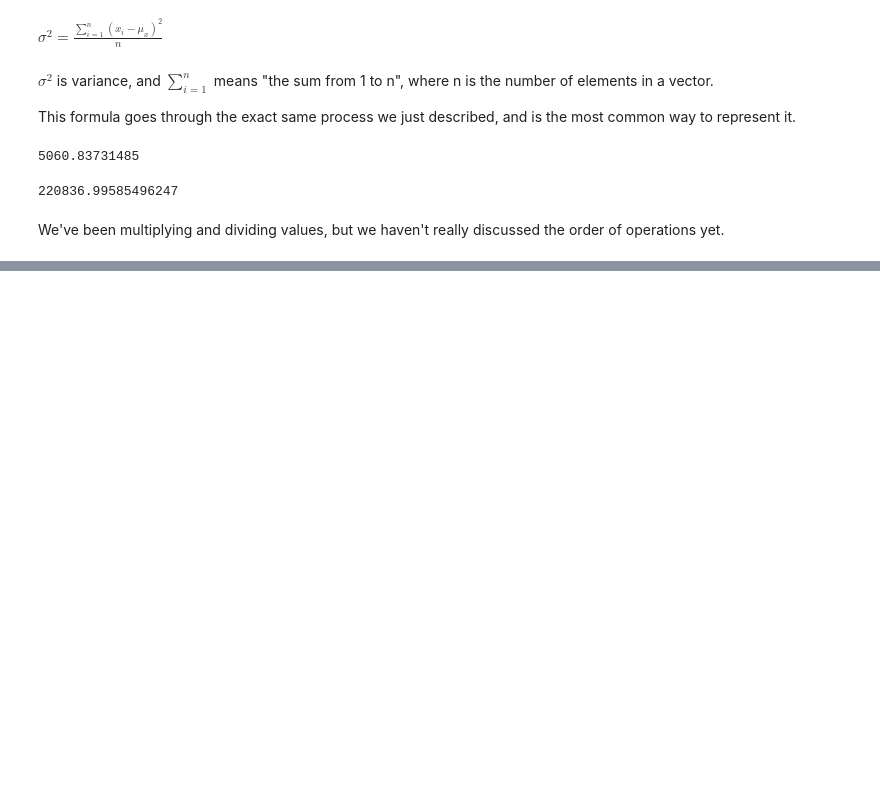
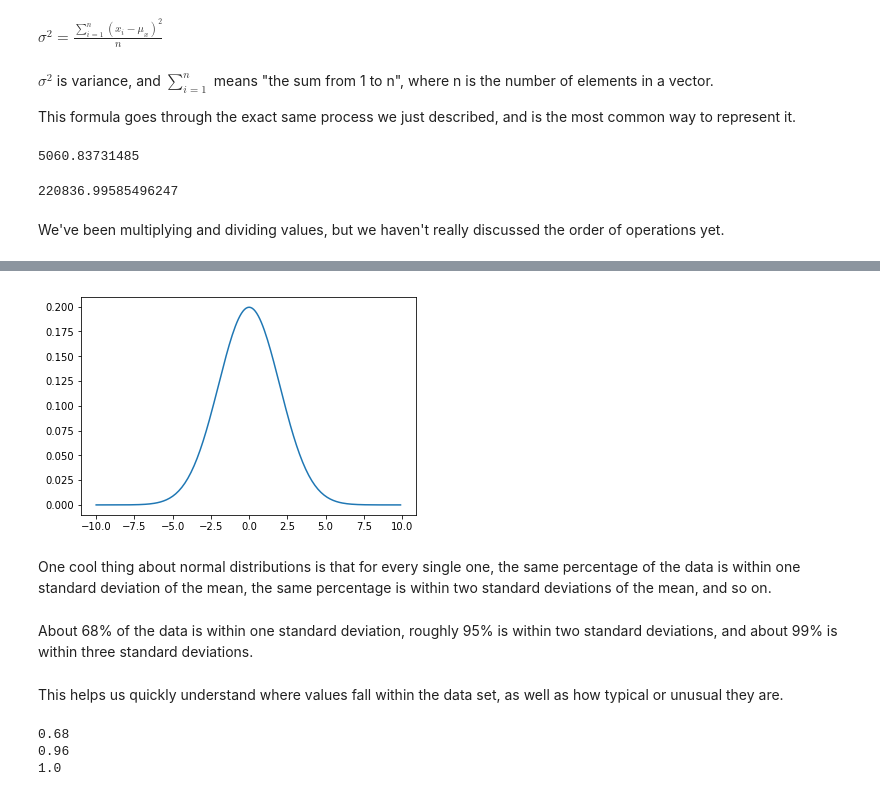
Before and after one commit to Morrowind1983/Dataquest-study-notes, a Jupyter notebook: 05 Probability and Statistics/01 Probability and Statistics in Python Beginner/Standard Deviation and Correlation.ipynb, the cells around one changed output, grey strips where cells are left out. Cells and saved outputs as stored; diff of their text form; code cells hidden in the pictures; blank space fills up the shorter version.

```diff
--- a/05 Probability and Statistics/01 Probability and Statistics in Python Beginner/Standard Deviation and Correlation.ipynb
+++ b/05 Probability and Statistics/01 Probability and Statistics in Python Beginner/Standard Deviation and Correlation.ipynb
@@ -138,0 +369,17 @@ We've been multiplying and dividing values, but we haven't really discussed the
+# %%
+# Make a normal distribution across the range that starts at -10, ends at 10, and has the step .1.
+points = np.arange(-10, 10, 0.1)
+
+# The distribution should have a mean of 0 and standard deviation of 2.
+probabilities = norm.pdf(points, 0, 2)
+
+plt.plot(points, probabilities)
+plt.show()
+# %% [output]
+[figure, added]
+# %% [markdown]
+One cool thing about normal distributions is that for every single one, the same percentage of the data is within one standard deviation of the mean, the same percentage is within two standard deviations of the mean, and so on.
+# %% [markdown]
+About 68% of the data is within one standard deviation, roughly 95% is within two standard deviations, and about 99% is within three standard deviations.
+# %% [markdown]
+This helps us quickly understand where values fall within the data set, as well as how typical or unusual they are.
@@ -138,0 +389,27 @@ We've been multiplying and dividing values, but we haven't really discussed the
+# %%
+# For each point in wing_lengths, calculate the distance from the mean in number of standard deviations.
+mean = np.mean(wing_lengths)
+std_dev = np.std(wing_lengths)
+std_devs = [(i-mean)/std_dev for i in wing_lengths]
+
+def within_percentage(devs, count):
+    return len([i for i in devs if i<=count and i>=-count])/len(devs)
+
+# Calculate the percentage of the data that's within one standard deviation of the mean.
+# Assign the result to within_one_percentage.
+within_one_percentage = within_percentage(std_devs,1)
+print(within_one_percentage)
+
+# Calculate the percentage of the data that's within two standard deviations of the mean.
+# Assign the result to within_two_percentage.
+within_two_percentage = within_percentage(std_devs,2)
+print(within_two_percentage)
+
+# Calculate the percentage of the data that's within three standard deviations of the mean.
+# Assign the result to within_three_percentage.
+within_three_percentage = within_percentage(std_devs,3)
+print(within_three_percentage)
+# %% [output]
+0.68
+0.96
+1.0
```
Also changed, not shown: parts of 63 cells of this notebook.
